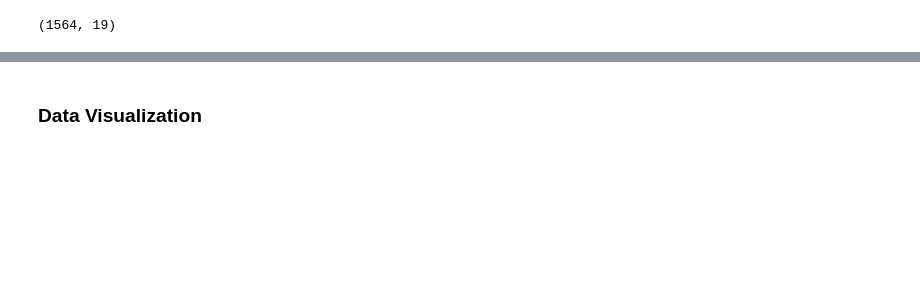
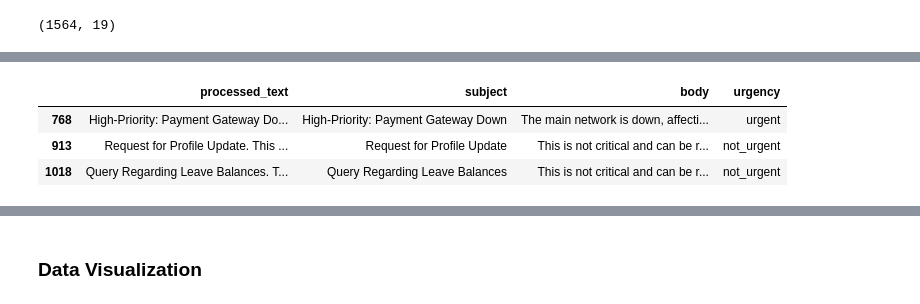
Before and after one commit to Kripa8702/Text-Classifier---Urgent-vs.-No-Urgent, a Jupyter notebook: data_preprocessing.ipynb, the cells around one changed output, grey strips where cells are left out. Saved outputs shown, nothing was run; the diff lists cells and outputs as text; code cells hidden in the pictures; blank space fills up the shorter version.

```diff
--- a/data_preprocessing.ipynb
+++ b/data_preprocessing.ipynb
@@ -111 +105,9 @@ df.sample(3)
+# %%
+df_synthesized = pd.read_csv('csv/synthesized_tickets.csv')
+df_synthesized.sample(3)
+# %% [output]
+|  | processed_text | subject | body | urgency |
+| 768 | High-Priority: Payment Gateway Do... | High-Priority: Payment Gateway Down | The main network is down, affecti... | urgent |
+| 913 | Request for Profile Update. This ... | Request for Profile Update | This is not critical and can be r... | not_urgent |
+| 1018 | Query Regarding Leave Balances. T... | Query Regarding Leave Balances | This is not critical and can be r... | not_urgent |
 # %%
```
Also changed, not shown: parts of 21 cells of this notebook, 7 other files.
